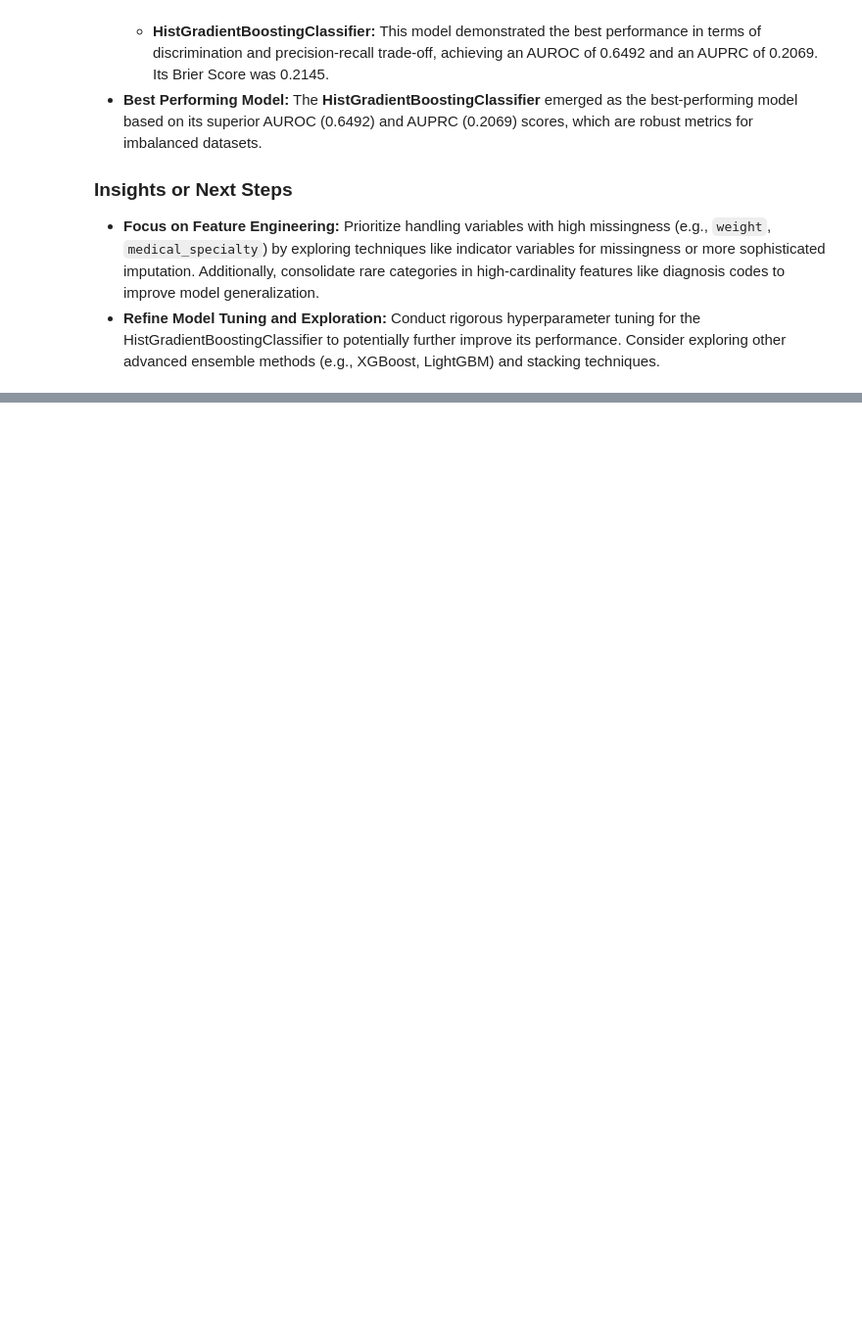
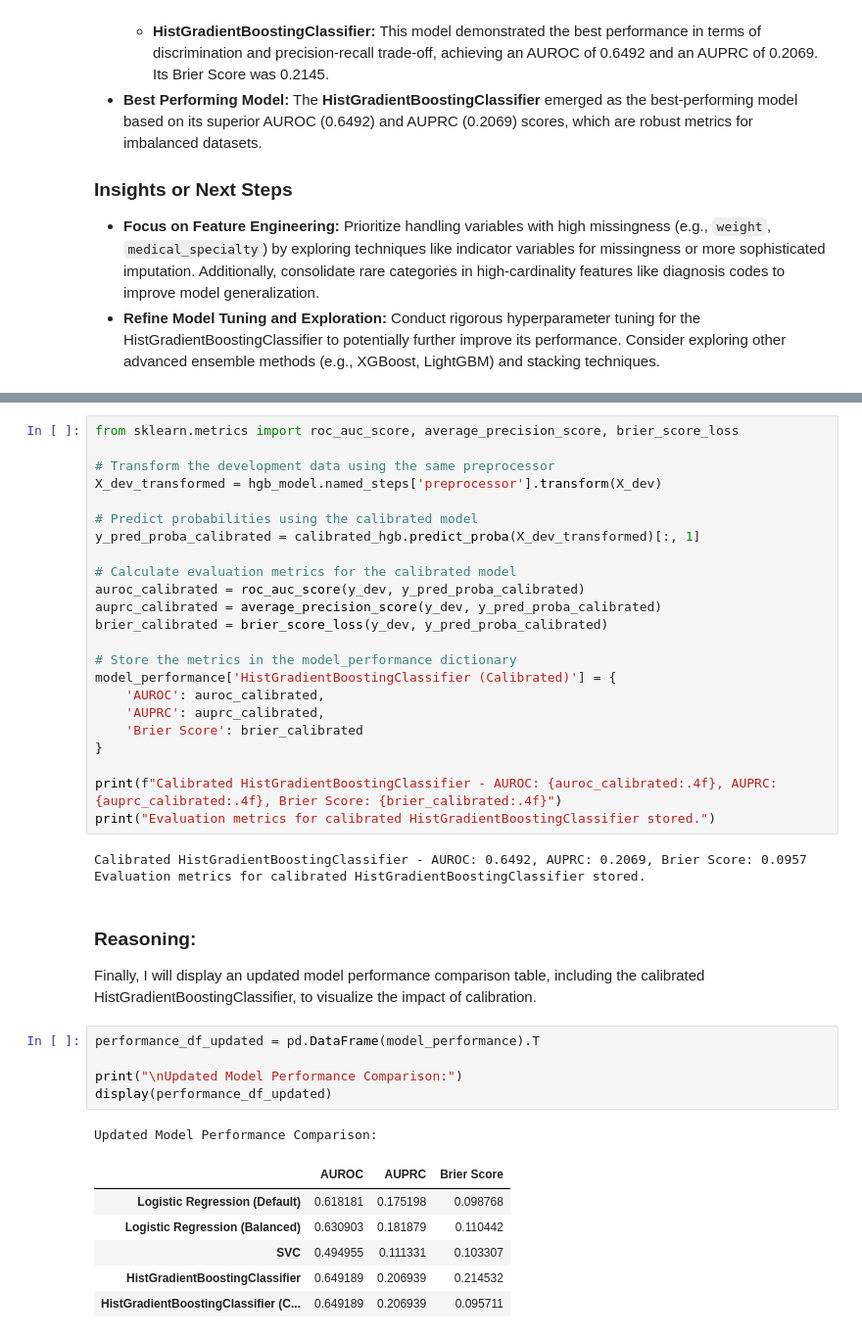
Before and after one commit to joezein71/AIHC-5010-Winter-2026, a Jupyter notebook: 20260122_assignment1_colab_workflow_zein.ipynb, the cells around one changed output, grey strips where cells are left out. Shown at 98% size. Cells and saved outputs as stored; diff of their text form; blank space fills up the shorter version.

```diff
--- a/20260122_assignment1_colab_workflow_zein.ipynb
+++ b/20260122_assignment1_colab_workflow_zein.ipynb
@@ -2284,0 +2309,42 @@ Summarize the best performing model based on the comparison and discuss potentia
+# %%
+from sklearn.metrics import roc_auc_score, average_precision_score, brier_score_loss
+
+# Transform the development data using the same preprocessor
+X_dev_transformed = hgb_model.named_steps['preprocessor'].transform(X_dev)
+
+# Predict probabilities using the calibrated model
+y_pred_proba_calibrated = calibrated_hgb.predict_proba(X_dev_transformed)[:, 1]
+
+# Calculate evaluation metrics for the calibrated model
+auroc_calibrated = roc_auc_score(y_dev, y_pred_proba_calibrated)
+auprc_calibrated = average_precision_score(y_dev, y_pred_proba_calibrated)
+brier_calibrated = brier_score_loss(y_dev, y_pred_proba_calibrated)
+
+# Store the metrics in the model_performance dictionary
+model_performance['HistGradientBoostingClassifier (Calibrated)'] = {
+    'AUROC': auroc_calibrated,
+    'AUPRC': auprc_calibrated,
+    'Brier Score': brier_calibrated
+}
+
+print(f"Calibrated HistGradientBoostingClassifier - AUROC: {auroc_calibrated:.4f}, AUPRC: {auprc_calibrated:.4f}, Brier Score: {brier_calibrated:.4f}")
+print("Evaluation metrics for calibrated HistGradientBoostingClassifier stored.")
+# %% [output]
+Calibrated HistGradientBoostingClassifier - AUROC: 0.6492, AUPRC: 0.2069, Brier Score: 0.0957
+Evaluation metrics for calibrated HistGradientBoostingClassifier stored.
+# %% [markdown]
+### Reasoning:
+Finally, I will display an updated model performance comparison table, including the calibrated HistGradientBoostingClassifier, to visualize the impact of calibration.
+# %%
+performance_df_updated = pd.DataFrame(model_performance).T
+
+print("\nUpdated Model Performance Comparison:")
+display(performance_df_updated)
+# %% [output]
+Updated Model Performance Comparison:
+|  | AUROC | AUPRC | Brier Score |
+| Logistic Regression (Default) | 0.618181 | 0.175198 | 0.098768 |
+| Logistic Regression (Balanced) | 0.630903 | 0.181879 | 0.110442 |
+| SVC | 0.494955 | 0.111331 | 0.103307 |
+| HistGradientBoostingClassifier | 0.649189 | 0.206939 | 0.214532 |
+| HistGradientBoostingClassifier (C... | 0.649189 | 0.206939 | 0.095711 |
```
Also changed, not shown: parts of 15 cells of this notebook.
